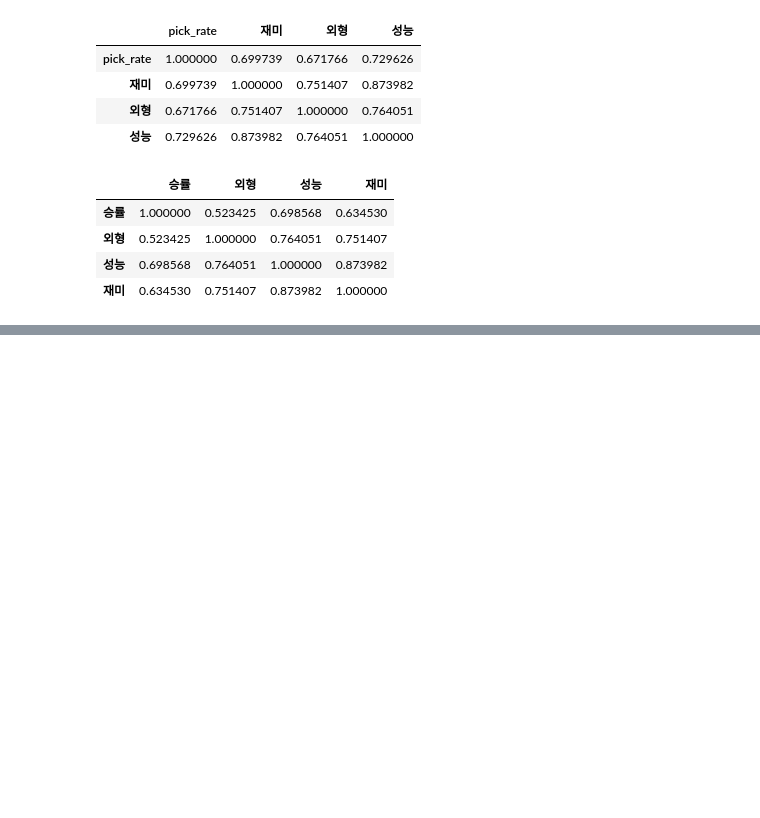
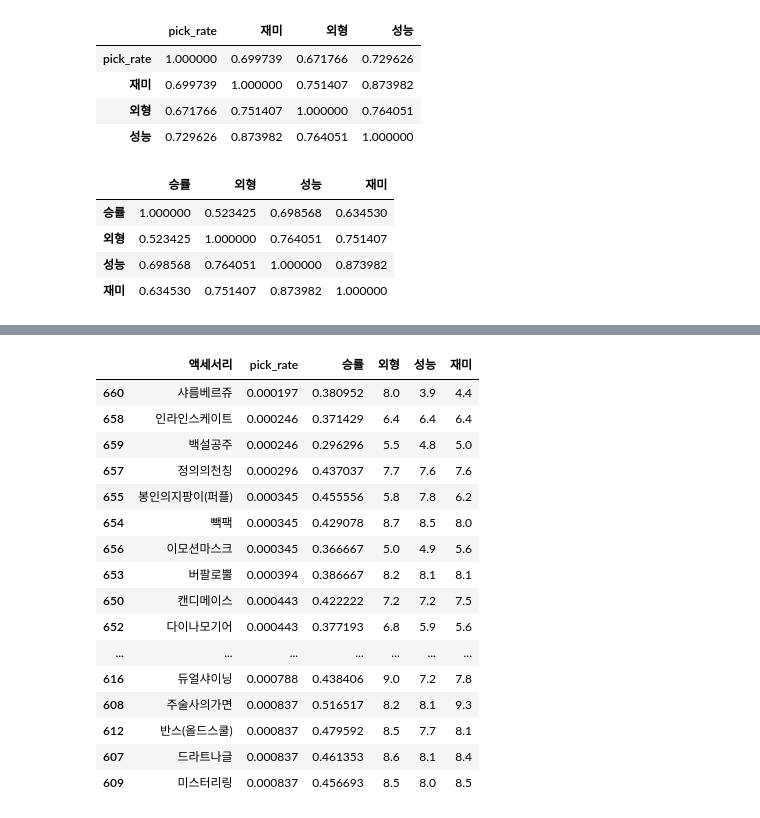
Before and after one commit to kimjaehyeonC/Toy_Getamped, a Jupyter notebook: getamped_log_generator.ipynb, the cells around one changed output, grey strips where cells are left out. Saved outputs shown, nothing was run; the diff lists cells and outputs as text; code cells hidden in the pictures; blank space fills up the shorter version.

```diff
--- a/getamped_log_generator.ipynb
+++ b/getamped_log_generator.ipynb
@@ -648,0 +652,20 @@ acc_win_rate[['승률', '외형', '성능', '재미']].corr()
+# %%
+pick_rate_table.merge(acc_win_rate, on = '액세서리', how = 'left').sort_values(['pick_rate', '승률'], ascending = [True, False]).head(50)
+# %% [output]
+|  | 액세서리 | pick_rate | 승률 | 외형 | 성능 | 재미 |
+| 660 | 샤름베르쥬 | 0.000197 | 0.380952 | 8.0 | 3.9 | 4.4 |
+| 658 | 인라인스케이트 | 0.000246 | 0.371429 | 6.4 | 6.4 | 6.4 |
+| 659 | 백설공주 | 0.000246 | 0.296296 | 5.5 | 4.8 | 5.0 |
+| 657 | 정의의천칭 | 0.000296 | 0.437037 | 7.7 | 7.6 | 7.6 |
+| 655 | 봉인의지팡이(퍼플) | 0.000345 | 0.455556 | 5.8 | 7.8 | 6.2 |
+| 654 | 빽팩 | 0.000345 | 0.429078 | 8.7 | 8.5 | 8.0 |
+| 656 | 이모션마스크 | 0.000345 | 0.366667 | 5.0 | 4.9 | 5.6 |
+| 653 | 버팔로뿔 | 0.000394 | 0.386667 | 8.2 | 8.1 | 8.1 |
+| 650 | 캔디메이스 | 0.000443 | 0.422222 | 7.2 | 7.2 | 7.5 |
+| 652 | 다이나모기어 | 0.000443 | 0.377193 | 6.8 | 5.9 | 5.6 |
+| ... | ... | ... | ... | ... | ... | ... |
+| 616 | 듀얼샤이닝 | 0.000788 | 0.438406 | 9.0 | 7.2 | 7.8 |
+| 608 | 주술사의가면 | 0.000837 | 0.516517 | 8.2 | 8.1 | 9.3 |
+| 612 | 반스(올드스쿨) | 0.000837 | 0.479592 | 8.5 | 7.7 | 8.1 |
+| 607 | 드라트나글 | 0.000837 | 0.461353 | 8.6 | 8.1 | 8.4 |
+| 609 | 미스터리링 | 0.000837 | 0.456693 | 8.5 | 8.0 | 8.5 |
```
Also changed, not shown: parts of 10 cells of this notebook.
